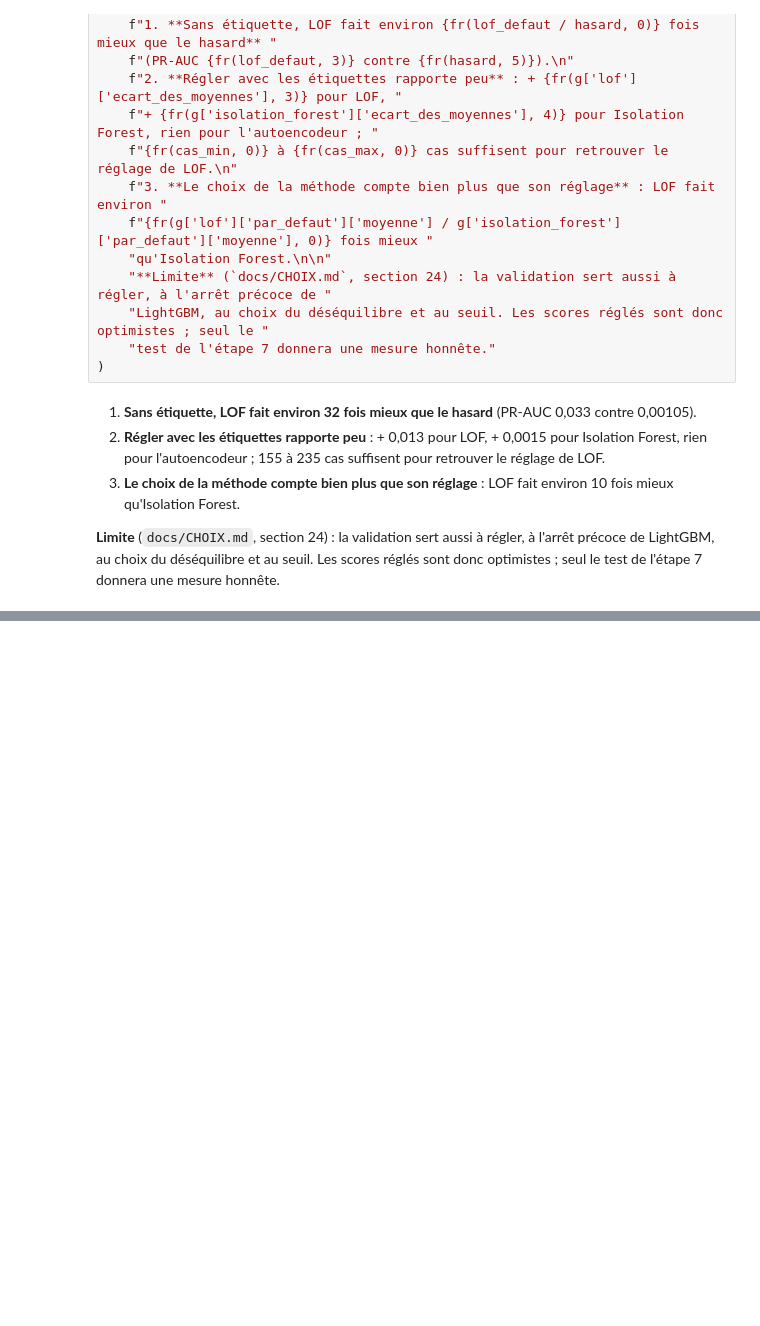
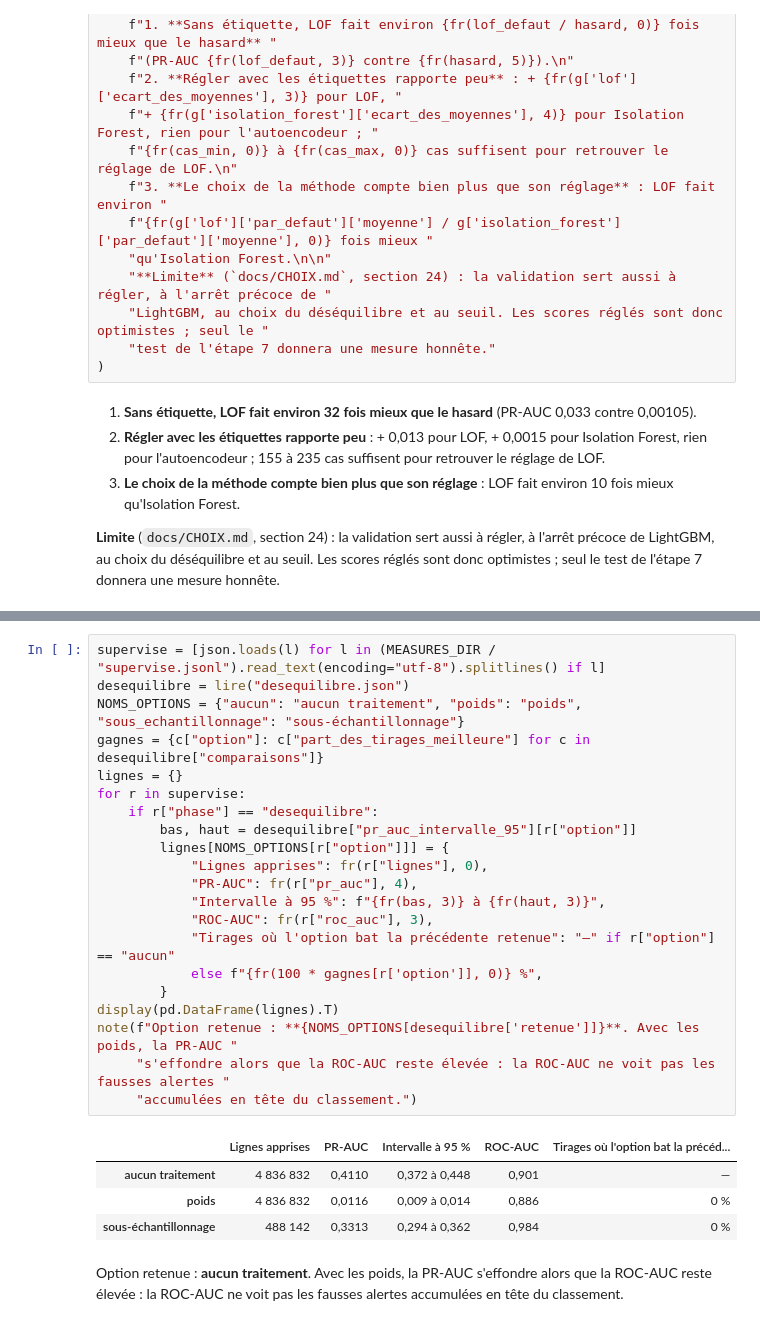
Before and after one commit to aljene307/aml-detection-xai, a Jupyter notebook: notebooks/projet_aml.ipynb, the cells around one changed output, grey strips where cells are left out. Cells and saved outputs as stored; diff of their text form; blank space fills up the shorter version.

```diff
--- a/notebooks/projet_aml.ipynb
+++ b/notebooks/projet_aml.ipynb
@@ -1120,0 +1140,27 @@ note(
+# %%
+supervise = [json.loads(l) for l in (MEASURES_DIR / "supervise.jsonl").read_text(encoding="utf-8").splitlines() if l]
+desequilibre = lire("desequilibre.json")
+NOMS_OPTIONS = {"aucun": "aucun traitement", "poids": "poids", "sous_echantillonnage": "sous-échantillonnage"}
+gagnes = {c["option"]: c["part_des_tirages_meilleure"] for c in desequilibre["comparaisons"]}
+lignes = {}
+for r in supervise:
+    if r["phase"] == "desequilibre":
+        bas, haut = desequilibre["pr_auc_intervalle_95"][r["option"]]
+        lignes[NOMS_OPTIONS[r["option"]]] = {
+            "Lignes apprises": fr(r["lignes"], 0),
+            "PR-AUC": fr(r["pr_auc"], 4),
+            "Intervalle à 95 %": f"{fr(bas, 3)} à {fr(haut, 3)}",
+            "ROC-AUC": fr(r["roc_auc"], 3),
+            "Tirages où l'option bat la précédente retenue": "—" if r["option"] == "aucun"
+            else f"{fr(100 * gagnes[r['option']], 0)} %",
+        }
+display(pd.DataFrame(lignes).T)
+note(f"Option retenue : **{NOMS_OPTIONS[desequilibre['retenue']]}**. Avec les poids, la PR-AUC "
+     "s'effondre alors que la ROC-AUC reste élevée : la ROC-AUC ne voit pas les fausses alertes "
+     "accumulées en tête du classement.")
+# %% [output]
+|  | Lignes apprises | PR-AUC | Intervalle à 95 % | ROC-AUC | Tirages où l'option bat la précéd... |
+| aucun traitement | 4 836 832 | 0,4110 | 0,372 à 0,448 | 0,901 | — |
+| poids | 4 836 832 | 0,0116 | 0,009 à 0,014 | 0,886 | 0 % |
+| sous-échantillonnage | 488 142 | 0,3313 | 0,294 à 0,362 | 0,984 | 0 % |
+Option retenue : **aucun traitement**. Avec les poids, la PR-AUC s'effondre alors que la ROC-AUC reste élevée : la ROC-AUC ne voit pas les fausses alertes accumulées en tête du classement.
```
Also changed, not shown: parts of 9 cells of this notebook, 1 other file.
